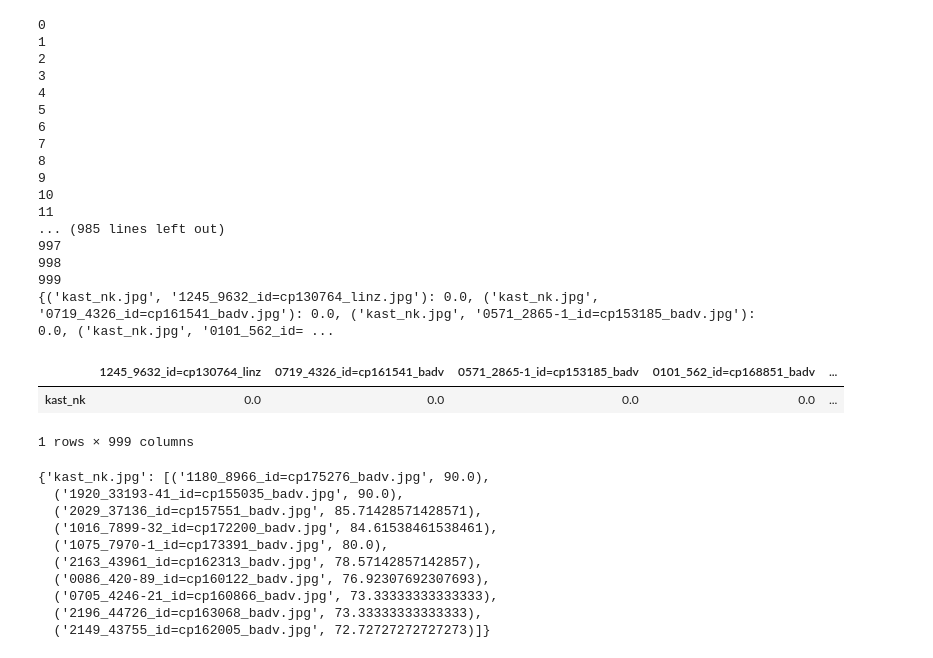
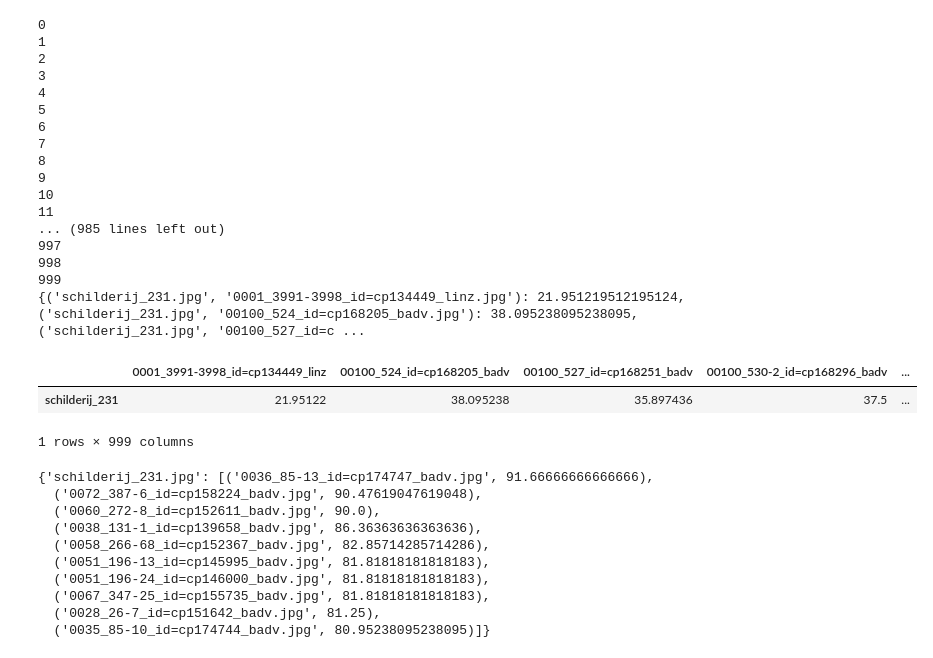
Before and after one commit to jacobjanwoord/Fearless-erfgoed, a Jupyter notebook: orb_dataset_testing.ipynb, the cells around one changed output. Saved outputs shown, nothing was run; the diff lists cells and outputs as text; code cells hidden in the pictures.

```diff
--- a/orb_dataset_testing.ipynb
+++ b/orb_dataset_testing.ipynb
@@ -131,8 +131,8 @@ def orb_similarity(img1, img2):
     """
     Calculating the similarity between two images using ORB
     """
-    orb = cv2.ORB_create(nfeatures=100,scaleFactor=1.1,nlevels=12,WTA_K=4,
-                          scoreType=cv2.ORB_HARRIS_SCORE, patchSize=21, fastThreshold=10)
+    orb = cv2.ORB_create(nfeatures=200,scaleFactor=1.1,nlevels=8,WTA_K=3,
+                          scoreType=cv2.ORB_HARRIS_SCORE, patchSize=41, fastThreshold=30)
     kp1, des1 = orb.detectAndCompute(img1, None)
     kp2, des2 = orb.detectAndCompute(img2, None)
     if des1 is None or des2 is None:
@@ -147,7 +147,8 @@ def orb_similarity(img1, img2):
     # Apply RANSAC to find the best transformation
     src_pts = np.float32([kp1[m.queryIdx].pt for m in matches]).reshape(-1, 1, 2)
     dst_pts = np.float32([kp2[m.trainIdx].pt for m in matches]).reshape(-1, 1, 2)
-
+    if len(matches) < 10:
+        return 0.0
     H, mask = cv2.findHomography(src_pts, dst_pts, cv2.RANSAC, 15)
     matches_mask = mask.ravel().tolist()
 
@@ -188,7 +189,7 @@ def compute_similarities_testsets(munich_testset, nk_testset,
     return similarities
 
 # Usage
-nk_path = "nk_testset"
+nk_path = "painting_test"
 munich_path = "munich_testset"
 
 if not os.path.exists(nk_path):
@@ -201,5 +202,5 @@ munich_testset = os.listdir(munich_path)
 
 sims = compute_similarities_testsets(munich_testset, nk_testset, munich_path, nk_path)
 
-get_table1(sims)
+get_table(sims)
 # %% [output]
@@ -239,37 +243,37 @@ def compute_similarities(nk_img_path, munich_imgs, path):
             nk_img_name = os.path.basename(nk_img_path)
             munich_img_name = os.path.basename(img_path)
             similarities[(nk_img_name, munich_img_name)] = similarity
 
     return similarities
 
 # Example usage
-nk_img = "test_dataset_gray/kast_nk.jpg"
+nk_img = "painting_test/schilderij_231.jpg"
 munich_imgs = os.listdir("scraped_images_grayscaled_big")
 path = "scraped_images_grayscaled_big"
 
 similarities = compute_similarities(nk_img, munich_imgs, path)
 print(similarities)
 get_table(similarities)
 # %% [output]
 0
 1
 2
 3
 4
 5
 6
 7
 8
 9
 10
 11
 ... (985 lines left out)
 997
 998
 999
-{('kast_nk.jpg', '1245_9632_id=cp130764_linz.jpg'): 0.0, ('kast_nk.jpg', '0719_4326_id=cp161541_badv.jpg'): 0.0, ('kast_nk.jpg', '0571_2865-1_id=cp153185_badv.jpg'): 0.0, ('kast_nk.jpg', '0101_562_id= ...
+{('schilderij_231.jpg', '0001_3991-3998_id=cp134449_linz.jpg'): 21.951219512195124, ('schilderij_231.jpg', '00100_524_id=cp168205_badv.jpg'): 38.095238095238095, ('schilderij_231.jpg', '00100_527_id=c ...
-|  | 1245_9632_id=cp130764_linz | 0719_4326_id=cp161541_badv | 0571_2865-1_id=cp153185_badv | 0101_562_id=cp168851_badv | ... |
-| kast_nk | 0.0 | 0.0 | 0.0 | 0.0 | ... |
+|  | 0001_3991-3998_id=cp134449_linz | 00100_524_id=cp168205_badv | 00100_527_id=cp168251_badv | 00100_530-2_id=cp168296_badv | ... |
+| schilderij_231 | 21.95122 | 38.095238 | 35.897436 | 37.5 | ... |
 1 rows × 999 columns
 # %%
 def get_top_10_similarities(similarities):
@@ -301,13 +305,13 @@ def get_top_10_similarities(similarities):
 
 get_top_10_similarities(similarities)
 # %% [output]
-{'kast_nk.jpg': [('1180_8966_id=cp175276_badv.jpg', 90.0),
-  ('1920_33193-41_id=cp155035_badv.jpg', 90.0),
-  ('2029_37136_id=cp157551_badv.jpg', 85.71428571428571),
-  ('1016_7899-32_id=cp172200_badv.jpg', 84.61538461538461),
-  ('1075_7970-1_id=cp173391_badv.jpg', 80.0),
-  ('2163_43961_id=cp162313_badv.jpg', 78.57142857142857),
-  ('0086_420-89_id=cp160122_badv.jpg', 76.92307692307693),
-  ('0705_4246-21_id=cp160866_badv.jpg', 73.33333333333333),
-  ('2196_44726_id=cp163068_badv.jpg', 73.33333333333333),
-  ('2149_43755_id=cp162005_badv.jpg', 72.72727272727273)]}
+{'schilderij_231.jpg': [('0036_85-13_id=cp174747_badv.jpg', 91.66666666666666),
+  ('0072_387-6_id=cp158224_badv.jpg', 90.47619047619048),
+  ('0060_272-8_id=cp152611_badv.jpg', 90.0),
+  ('0038_131-1_id=cp139658_badv.jpg', 86.36363636363636),
+  ('0058_266-68_id=cp152367_badv.jpg', 82.85714285714286),
+  ('0051_196-13_id=cp145995_badv.jpg', 81.81818181818183),
+  ('0051_196-24_id=cp146000_badv.jpg', 81.81818181818183),
+  ('0067_347-25_id=cp155735_badv.jpg', 81.81818181818183),
+  ('0028_26-7_id=cp151642_badv.jpg', 81.25),
+  ('0035_85-10_id=cp174744_badv.jpg', 80.95238095238095)]}
```
Also changed, not shown: parts of 1 cell of this notebook, 8 other files.
